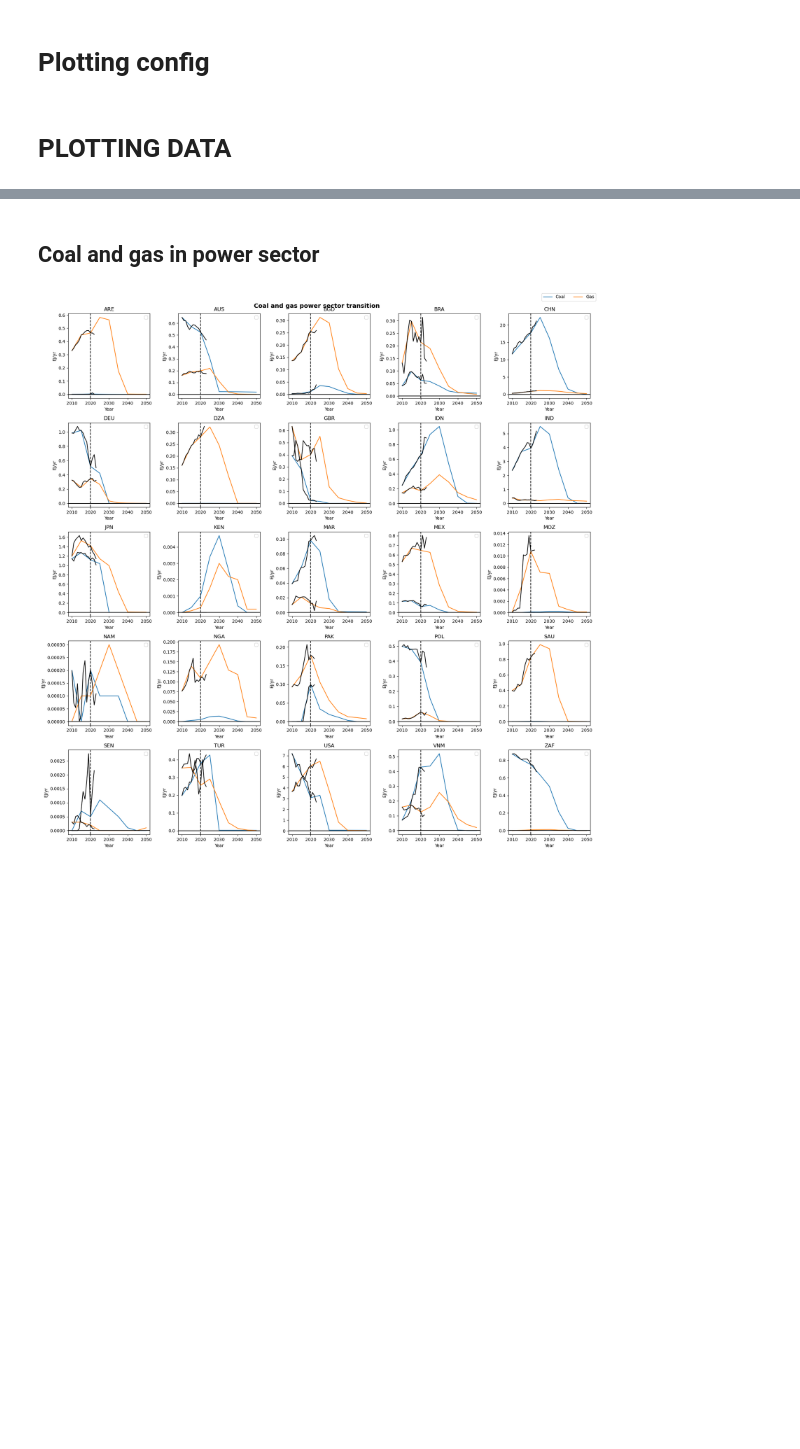
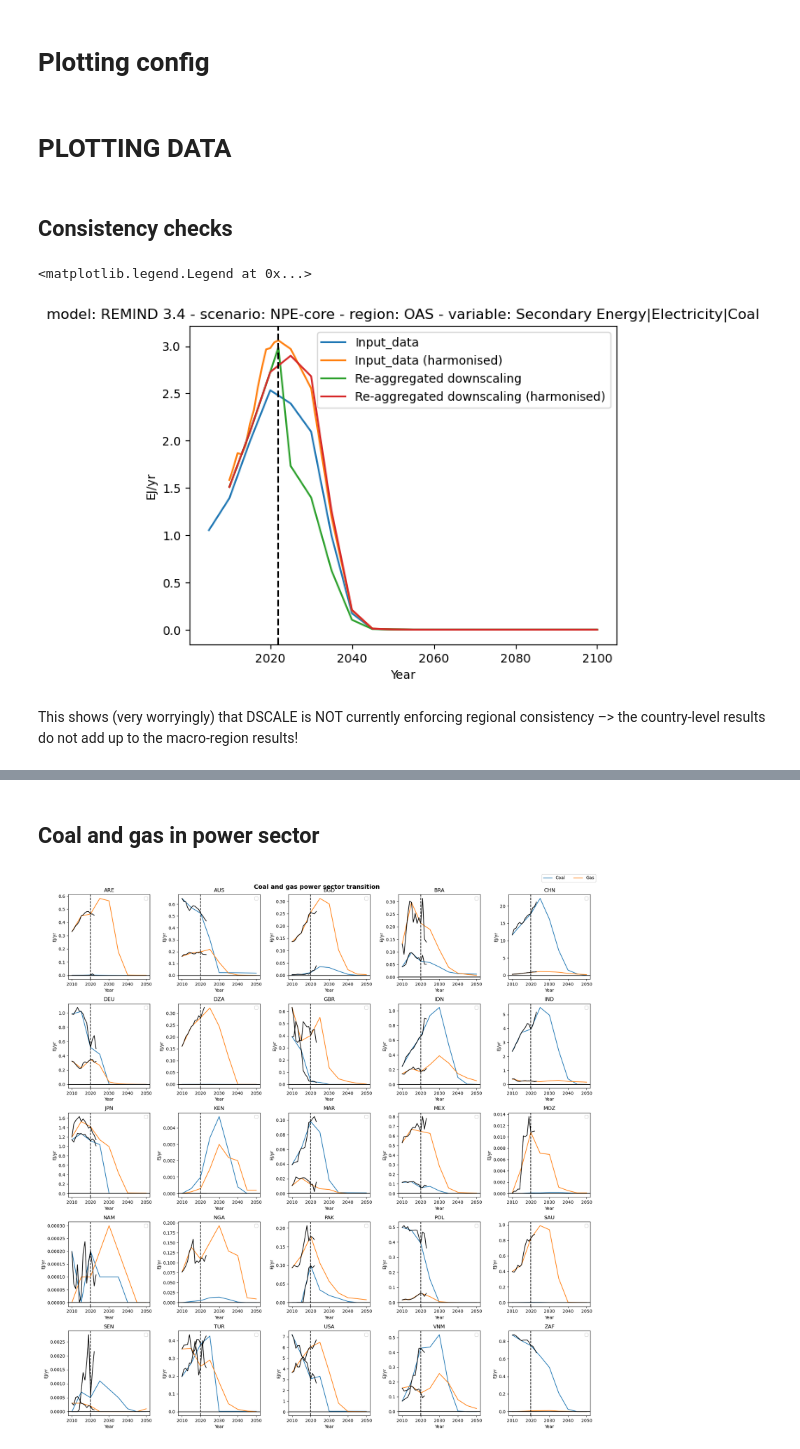
Before and after one commit to fabiosferra/DSCALE, a Jupyter notebook: notebook/explore_power.ipynb, the cells around one changed output, grey strips where cells are left out. Saved outputs shown, nothing was run; the diff lists cells and outputs as text; code cells hidden in the pictures; blank space fills up the shorter version.

Commit message:
Changes to explore_power nb

```diff
--- a/notebook/explore_power.ipynb
+++ b/notebook/explore_power.ipynb
@@ -96,4 +96,5 @@ NPE_PATH = (
 NPE_PATH: os.PathLike = BOX_MOUNT_PATH / NPE_PATH
 # %%
 input_data = pyam.IamDataFrame(REMIND_PATH / 'ar6_templates/REMIND-MAgPIE_coreAndVariations_2025-12-10_16.07.26.xlsx')
+input_data_harm = pyam.IamDataFrame(REMIND_PATH / 'processed_data/npe_core_scenario_harmonised_AR6_reporting.csv')
 # %% [output]
@@ -110,2 +111,6 @@ pyam.core - INFO: Reading file /Users/marie-charlottegeffray/Library/CloudStorag
 # %%
-# dscale_results = pyam.IamDataFrame(DSCALE_PATH /  'outputs/5_Explorer_and_New_Variables/REMIND-MAgPIE 3.3-4.8_REMIND_2025_for_testing_2025_12_15_test_2023_harmo_step5e_None.csv')
+# dscale_results_path = 'outputs/5_Explorer_and_New_Variables/REMIND-MAgPIE 3.3-4.8_REMIND_2025_for_testing_2025_12_15_test_2023_harmo_step5e_None.csv'
+dscale_results_path = 'outputs/week_2025_12_15/REMIND-MAgPIE 3.3-4.8_REMIND_2025_for_testing_2025_12_17_test_2022_harmo_step5e_None.csv'
+dscale_results_path_harmonised_input_data = 'outputs/remind_harm/REMIND 3.4_REMIND_2025_harmonised_2025_12_18_test_2022_harmo_step5e_None.csv'
+dscale_results = pyam.IamDataFrame(DSCALE_PATH / dscale_results_path)
+dscale_results_harmo_input = pyam.IamDataFrame(DSCALE_PATH / dscale_results_path_harmonised_input_data)
@@ -114,2 +119,0 @@ pyam.core - INFO: Reading file /Users/marie-charlottegeffray/Library/CloudStorag
-# %%
-dscale_results = pyam.IamDataFrame(DSCALE_PATH /  'outputs/remind_harm/REMIND 3.4_REMIND_2025_harmonised_2025_12_18_test_2022_harmo_step5e_None.csv')
@@ -173,7 +175,8 @@ def create_macro_df(idf: pyam.IamDataFrame):
 
     return df_region
 # %%
-dscale_results_agg = create_macro_df(dscale_results)
+dscale_results_agg = pyam.IamDataFrame(create_macro_df(dscale_results).timeseries())
+dscale_results_agg_harmo_input = pyam.IamDataFrame(create_macro_df(dscale_results_harmo_input).timeseries())
 # %% [markdown]
 # Plotting config
 # %%
@@ -208,3 +211,26 @@ linestyle = {
 pyam.run_control().update({"color": {"variable": color_map}, "hatch" : {"scenario" : linestyle}})
 # %% [markdown]
 # PLOTTING DATA
+# %% [markdown]
+## Consistency checks
+# %%
+f, ax = plt.subplots()
+
+plot_var = elec('Coal')
+plot_reg = 'OAS'
+
+input_data.filter(region=plot_reg,variable=plot_var,scenario='*core*').plot(ax=ax)
+
+input_data_harm.filter(region=plot_reg,variable=plot_var,scenario='*core*').plot(ax=ax)
+
+dscale_results_agg.filter(region=plot_reg,variable=plot_var,scenario='*core*').plot(ax=ax)
+dscale_results_agg_harmo_input.filter(region=plot_reg,variable=plot_var,scenario='*core*').plot(ax=ax)
+
+ax.axvline(x=2022, color='k',ls='--')
+
+ax.legend(['Input_data','Input_data (harmonised)','Re-aggregated downscaling','Re-aggregated downscaling (harmonised)'])
+# %% [output]
+<matplotlib.legend.Legend at 0x...>
+[figure, added]
+# %% [markdown]
+This shows (very worryingly) that DSCALE is NOT currently enforcing regional consistency –> the country-level results do not add up to the macro-region results!
```
Also changed, not shown: parts of 18 cells of this notebook.
